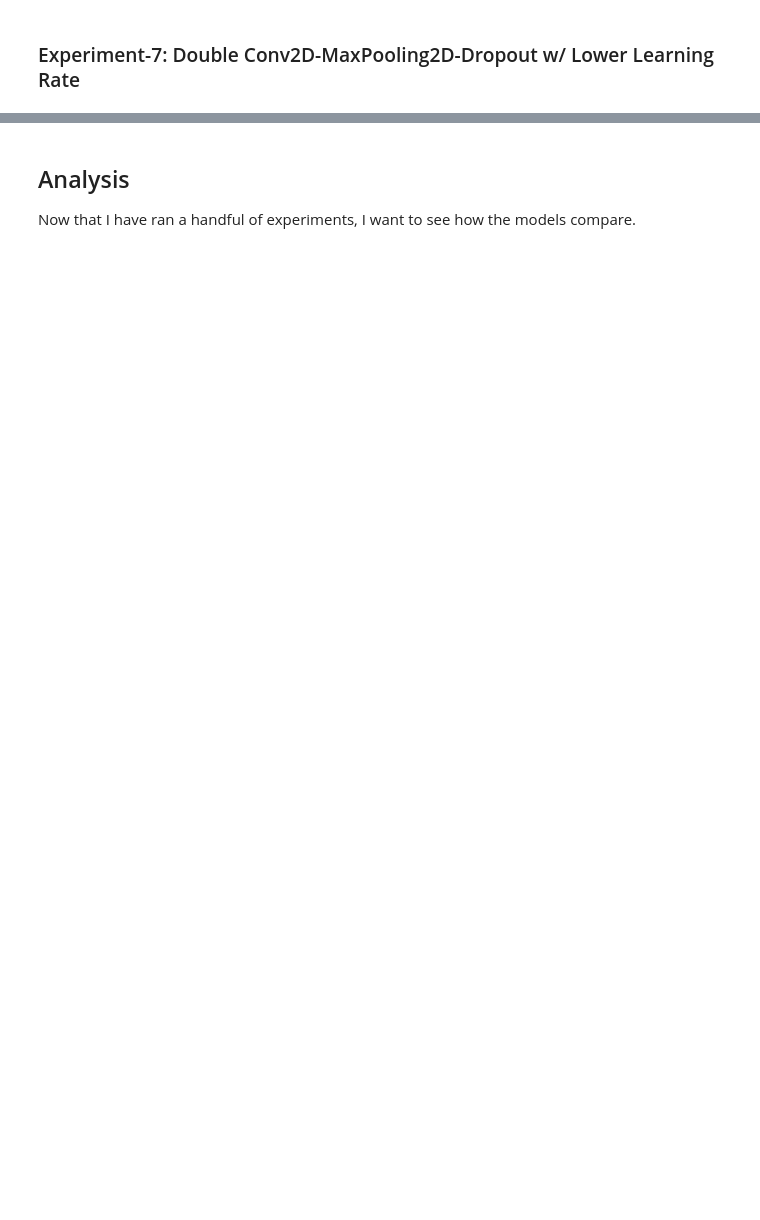
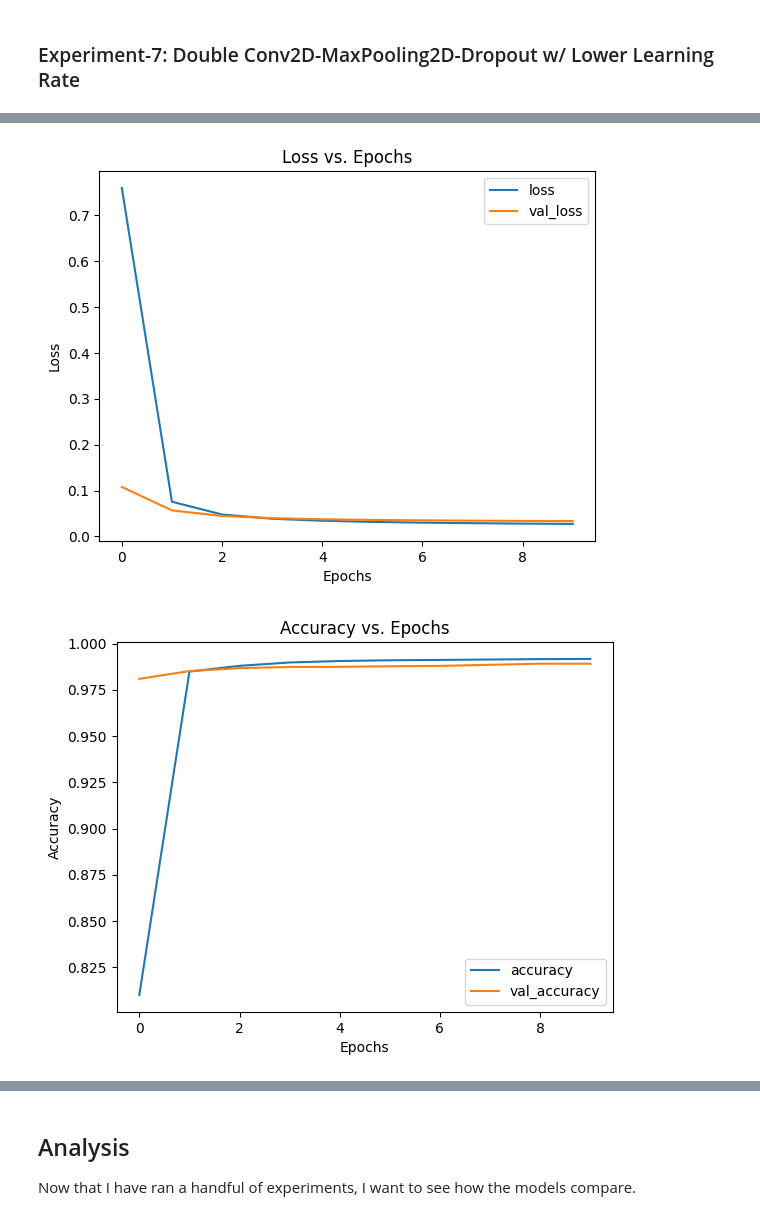
Before and after one commit to bkubick/deep-learning-development, a Jupyter notebook: projects/mnist_digit_predictor/digit_predictor.ipynb, the cells around one changed output, grey strips where cells are left out. Drawn from its saved outputs; the diff is of its cells as text; code cells hidden in the pictures; blank space fills up the shorter version.

```diff
--- a/projects/mnist_digit_predictor/digit_predictor.ipynb
+++ b/projects/mnist_digit_predictor/digit_predictor.ipynb
@@ -673,0 +733,6 @@ ClassificationPredictionMetrics(accuracy=0.9844, precision=0.9844369501198164, r
+# %%
+ml_toolbox.analysis.history.plot_history(model_8_history, 'loss')
+ml_toolbox.analysis.history.plot_history(model_8_history, 'accuracy')
+# %% [output]
+[figure, added]
+[figure, added]
```
Also changed, not shown: parts of 35 cells of this notebook.
